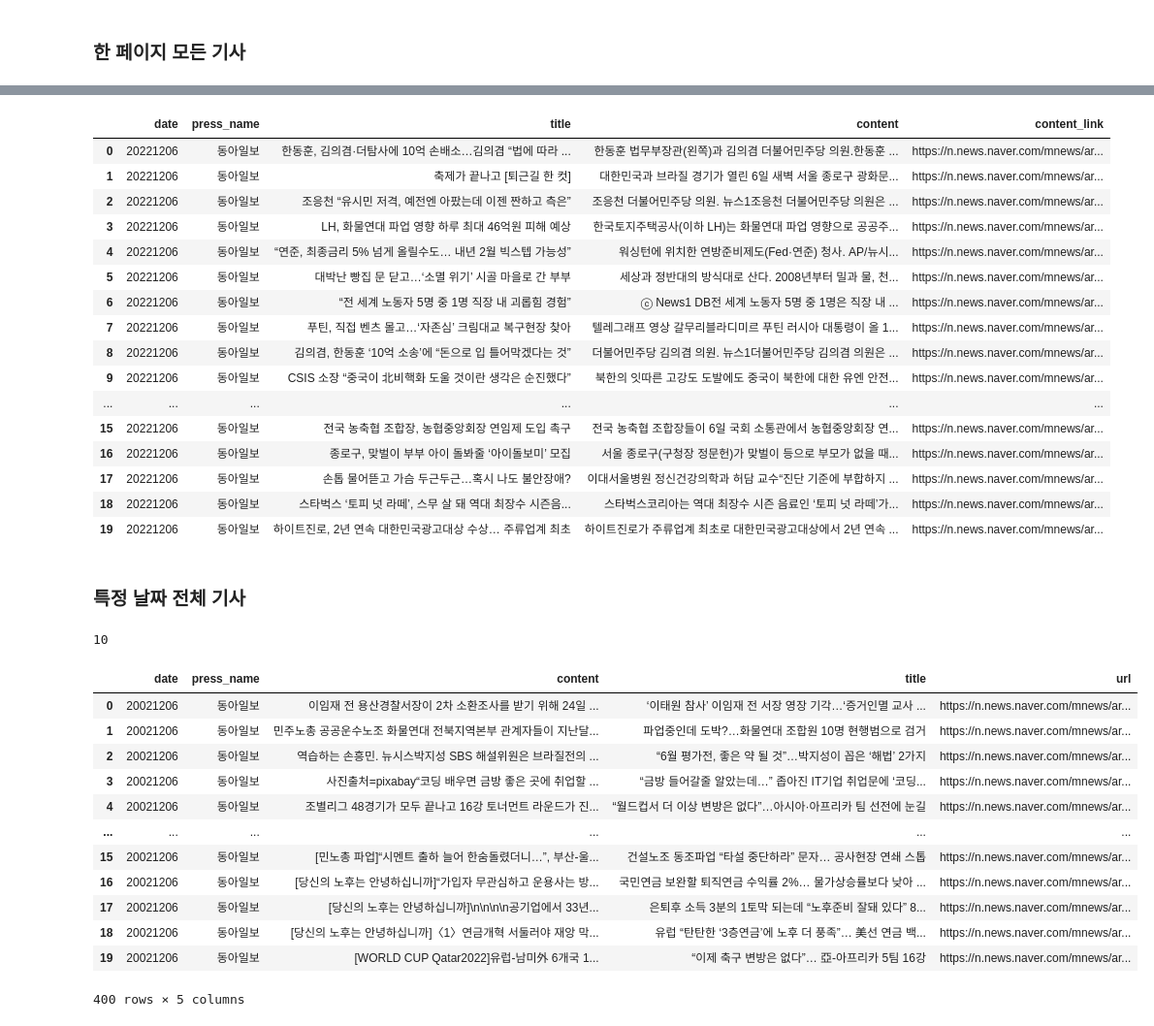
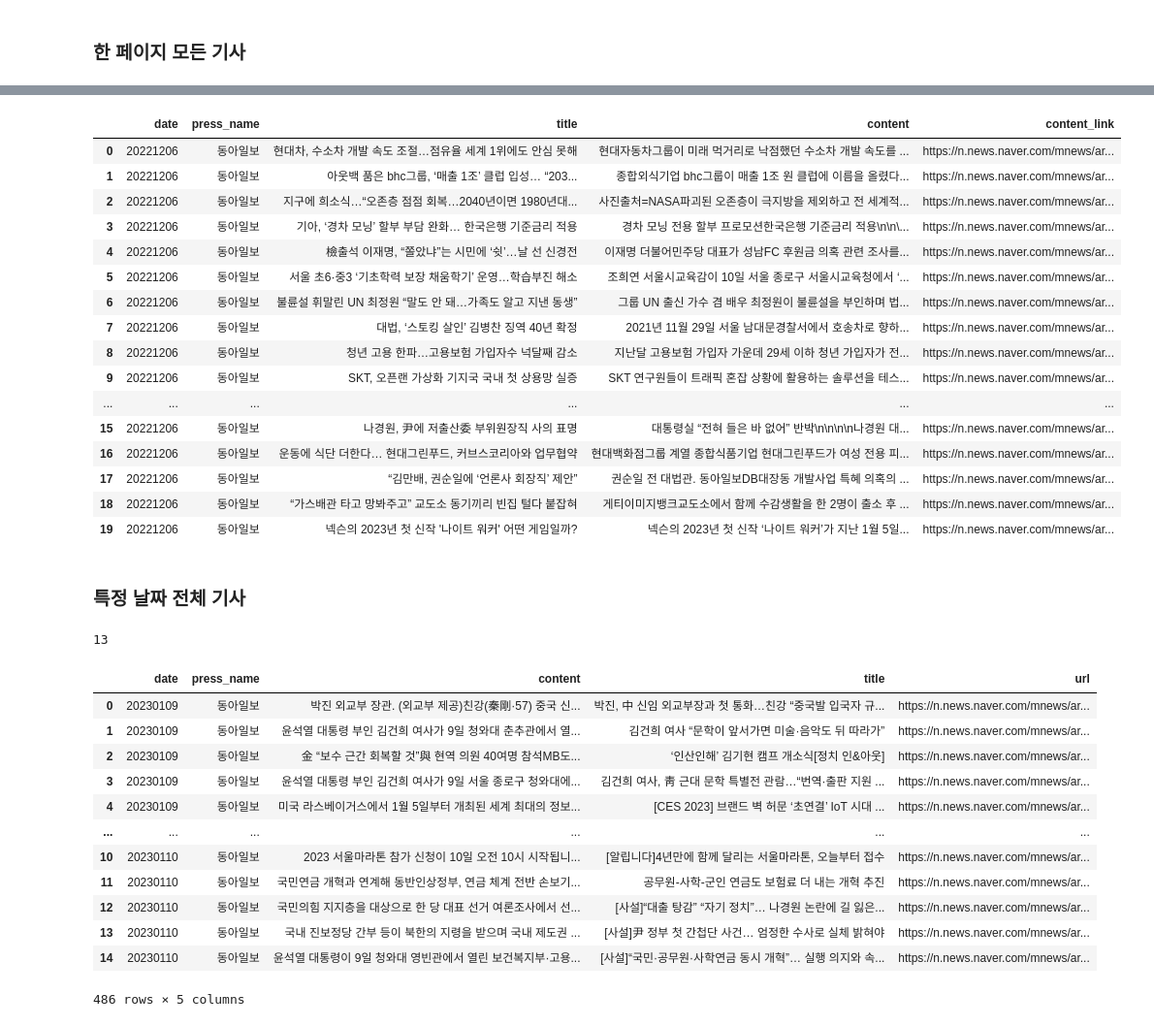
Before and after one commit to jikukjs/data_crawling, a Jupyter notebook: static_crawl.ipynb, the cells around one changed output, grey strips where cells are left out. Shown at 97% size. Cells and saved outputs as stored; diff of their text form; code cells hidden in the pictures.

```diff
--- a/static_crawl.ipynb
+++ b/static_crawl.ipynb
@@ -51,14 +51,13 @@ print(f"{title} : {url}")
 # %% [markdown]
 ### 기사 본문
 # %%
-respone = requests.get('https://n.news.naver.com/mnews/article/020/0003466283',
+respone = requests.get('https://n.news.naver.com/mnews/article/020/0003473040',
     headers={
         'User-Agent': 'Mozilla 5.0'
     }
 )
 bs = BeautifulSoup(respone.text,"lxml")
-bs
-
+#bs
 #content = bs.select("#dic_area")[0].text.strip()
 #content
 # %% [output]
@@ -151,7 +150,15 @@ for url in tqdm(urls) :
         }
     )
     bs = BeautifulSoup(respone.text,"lxml")
-    content = bs.select("#dic_area")[0].text.strip()
+    if bs.select('#dic_area'):
+        content = bs.select("#dic_area")[0].text.strip()
+
+    if bs.select('#contents'):
+        content = bs.select('#contents')[0].text.strip()
+
+    if bs.select('.content'):
+        content =  bs.select('.content')[0].text.strip()
+
     contents.append(content)
 # %%
 def bs_from_url(url) :
@@ -163,7 +170,7 @@ def bs_from_url(url) :
     bs = BeautifulSoup(respone.text,"lxml")
     return bs
 # %%
-contents = [bs_from_url(url).select("#dic_area")[0].text.strip() for url in urls]
+# contents = [bs_from_url(url).select("#dic_area")[0].text.strip() for url in urls]
 # %%
 pd.DataFrame({
     'date' : '20221206',
@@ -174,22 +181,22 @@ pd.DataFrame({
 })
 # %% [output]
 |  | date | press_name | title | content | content_link |
-| 0 | 20221206 | 동아일보 | 한동훈, 김의겸·더탐사에 10억 손배소…김의겸 “법에 따라 ... | 한동훈 법무부장관(왼쪽)과 김의겸 더불어민주당 의원.한동훈 ... | https://n.news.naver.com/mnews/ar... |
-| 1 | 20221206 | 동아일보 | 축제가 끝나고 [퇴근길 한 컷] | 대한민국과 브라질 경기가 열린 6일 새벽 서울 종로구 광화문... | https://n.news.naver.com/mnews/ar... |
-| 2 | 20221206 | 동아일보 | 조응천 “유시민 저격, 예전엔 아팠는데 이젠 짠하고 측은” | 조응천 더불어민주당 의원. 뉴스1조응천 더불어민주당 의원은 ... | https://n.news.naver.com/mnews/ar... |
-| 3 | 20221206 | 동아일보 | LH, 화물연대 파업 영향 하루 최대 46억원 피해 예상 | 한국토지주택공사(이하 LH)는 화물연대 파업 영향으로 공공주... | https://n.news.naver.com/mnews/ar... |
-| 4 | 20221206 | 동아일보 | “연준, 최종금리 5% 넘게 올릴수도… 내년 2월 빅스텝 가능성” | 워싱턴에 위치한 연방준비제도(Fed·연준) 청사. AP/뉴시... | https://n.news.naver.com/mnews/ar... |
-| 5 | 20221206 | 동아일보 | 대박난 빵집 문 닫고…‘소멸 위기’ 시골 마을로 간 부부 | 세상과 정반대의 방식대로 산다. 2008년부터 밀과 물, 천... | https://n.news.naver.com/mnews/ar... |
-| 6 | 20221206 | 동아일보 | “전 세계 노동자 5명 중 1명 직장 내 괴롭힘 경험” | ⓒ News1 DB전 세계 노동자 5명 중 1명은 직장 내 ... | https://n.news.naver.com/mnews/ar... |
-| 7 | 20221206 | 동아일보 | 푸틴, 직접 벤츠 몰고…‘자존심’ 크림대교 복구현장 찾아 | 텔레그래프 영상 갈무리블라디미르 푸틴 러시아 대통령이 올 1... | https://n.news.naver.com/mnews/ar... |
-| 8 | 20221206 | 동아일보 | 김의겸, 한동훈 ‘10억 소송’에 “돈으로 입 틀어막겠다는 것” | 더불어민주당 김의겸 의원. 뉴스1더불어민주당 김의겸 의원은 ... | https://n.news.naver.com/mnews/ar... |
-| 9 | 20221206 | 동아일보 | CSIS 소장 “중국이 北비핵화 도울 것이란 생각은 순진했다” | 북한의 잇따른 고강도 도발에도 중국이 북한에 대한 유엔 안전... | https://n.news.naver.com/mnews/ar... |
+| 0 | 20221206 | 동아일보 | 현대차, 수소차 개발 속도 조절…점유율 세계 1위에도 안심 못해 | 현대자동차그룹이 미래 먹거리로 낙점했던 수소차 개발 속도를 ... | https://n.news.naver.com/mnews/ar... |
+| 1 | 20221206 | 동아일보 | 아웃백 품은 bhc그룹, ‘매출 1조’ 클럽 입성… “203... | 종합외식기업 bhc그룹이 매출 1조 원 클럽에 이름을 올렸다... | https://n.news.naver.com/mnews/ar... |
+| 2 | 20221206 | 동아일보 | 지구에 희소식…“오존층 점점 회복…2040년이면 1980년대... | 사진출처=NASA파괴된 오존층이 극지방을 제외하고 전 세계적... | https://n.news.naver.com/mnews/ar... |
+| 3 | 20221206 | 동아일보 | 기아, ‘경차 모닝’ 할부 부담 완화… 한국은행 기준금리 적용 | 경차 모닝 전용 할부 프로모션한국은행 기준금리 적용\n\n\... | https://n.news.naver.com/mnews/ar... |
+| 4 | 20221206 | 동아일보 | 檢출석 이재명, “쫄았냐”는 시민에 ‘쉿’…날 선 신경전 | 이재명 더불어민주당 대표가 성남FC 후원금 의혹 관련 조사를... | https://n.news.naver.com/mnews/ar... |
+| 5 | 20221206 | 동아일보 | 서울 초6·중3 ‘기초학력 보장 채움학기’ 운영…학습부진 해소 | 조희연 서울시교육감이 10일 서울 종로구 서울시교육청에서 ‘... | https://n.news.naver.com/mnews/ar... |
+| 6 | 20221206 | 동아일보 | 불륜설 휘말린 UN 최정원 “말도 안 돼…가족도 알고 지낸 동생” | 그룹 UN 출신 가수 겸 배우 최정원이 불륜설을 부인하며 법... | https://n.news.naver.com/mnews/ar... |
+| 7 | 20221206 | 동아일보 | 대법, ‘스토킹 살인’ 김병찬 징역 40년 확정 | 2021년 11월 29일 서울 남대문경찰서에서 호송차로 향하... | https://n.news.naver.com/mnews/ar... |
+| 8 | 20221206 | 동아일보 | 청년 고용 한파…고용보험 가입자수 넉달째 감소 | 지난달 고용보험 가입자 가운데 29세 이하 청년 가입자가 전... | https://n.news.naver.com/mnews/ar... |
+| 9 | 20221206 | 동아일보 | SKT, 오픈랜 가상화 기지국 국내 첫 상용망 실증 | SKT 연구원들이 트래픽 혼잡 상황에 활용하는 솔루션을 테스... | https://n.news.naver.com/mnews/ar... |
 | ... | ... | ... | ... | ... | ... |
-| 15 | 20221206 | 동아일보 | 전국 농축협 조합장, 농협중앙회장 연임제 도입 촉구 | 전국 농축협 조합장들이 6일 국회 소통관에서 농협중앙회장 연... | https://n.news.naver.com/mnews/ar... |
-| 16 | 20221206 | 동아일보 | 종로구, 맞벌이 부부 아이 돌봐줄 ‘아이돌보미’ 모집 | 서울 종로구(구청장 정문헌)가 맞벌이 등으로 부모가 없을 때... | https://n.news.naver.com/mnews/ar... |
-| 17 | 20221206 | 동아일보 | 손톱 물어뜯고 가슴 두근두근…혹시 나도 불안장애? | 이대서울병원 정신건강의학과 허담 교수“진단 기준에 부합하지 ... | https://n.news.naver.com/mnews/ar... |
-| 18 | 20221206 | 동아일보 | 스타벅스 ‘토피 넛 라떼’, 스무 살 돼 역대 최장수 시즌음... | 스타벅스코리아는 역대 최장수 시즌 음료인 ‘토피 넛 라떼’가... | https://n.news.naver.com/mnews/ar... |
-| 19 | 20221206 | 동아일보 | 하이트진로, 2년 연속 대한민국광고대상 수상… 주류업계 최초 | 하이트진로가 주류업계 최초로 대한민국광고대상에서 2년 연속 ... | https://n.news.naver.com/mnews/ar... |
+| 15 | 20221206 | 동아일보 | 나경원, 尹에 저출산委 부위원장직 사의 표명 | 대통령실 “전혀 들은 바 없어” 반박\n\n\n\n나경원 대... | https://n.news.naver.com/mnews/ar... |
+| 16 | 20221206 | 동아일보 | 운동에 식단 더한다… 현대그린푸드, 커브스코리아와 업무협약 | 현대백화점그룹 계열 종합식품기업 현대그린푸드가 여성 전용 피... | https://n.news.naver.com/mnews/ar... |
+| 17 | 20221206 | 동아일보 | “김만배, 권순일에 ‘언론사 회장직’ 제안” | 권순일 전 대법관. 동아일보DB대장동 개발사업 특혜 의혹의 ... | https://n.news.naver.com/mnews/ar... |
+| 18 | 20221206 | 동아일보 | “가스배관 타고 망봐주고” 교도소 동기끼리 빈집 털다 붙잡혀 | 게티이미지뱅크교도소에서 함께 수감생활을 한 2명이 출소 후 ... | https://n.news.naver.com/mnews/ar... |
+| 19 | 20221206 | 동아일보 | 넥슨의 2023년 첫 신작 '나이트 워커' 어떤 게임일까? | 넥슨의 2023년 첫 신작 ‘나이트 워커’가 지난 1월 5일... | https://n.news.naver.com/mnews/ar... |
 # %% [markdown]
 ### 특정 날짜 전체 기사
 # %%
@@ -198,7 +205,7 @@ bs = bs_from_url(url)
 last_page_num = int(bs.select('div.paging > strong')[0].text.strip())
 last_page_num
 # %% [output]
-10
+13
 # %%
 def bs_from_url(url) :
     respone = requests.get(url,
@@ -233,36 +240,36 @@ def get_contents_from_url(url):
 # %%
 donga = pd.DataFrame()
 
-for date in tqdm(pd.date_range('20221205','20221206')):
+for date in tqdm(pd.date_range('20230109','20230110')):
     date = date.strftime("%Y%m%d")
     for i in range (1,last_page_num+1):
         url = f"https://news.naver.com/main/list.naver?mode=LPOD&mid=sec&oid=020&date={date}&page={i}"
         bs = bs_from_url(url)
         urls_and_titles = bs.select(".list_body.newsflash_body > ul dt > a")
         titles, urls = whole_url_title(urls_and_titles)
         contents = [get_contents_from_url(url) for url in urls]
 
         temp = pd.DataFrame({
-            'date' : '20021206',
+            'date' : date,
             'press_name' : '동아일보',
             'content' : contents,
             'title' : titles,
             'url' : urls
         })
         donga = donga.append(temp)
 
 donga
 # %% [output]
 |  | date | press_name | content | title | url |
-| 0 | 20021206 | 동아일보 | 이임재 전 용산경찰서장이 2차 소환조사를 받기 위해 24일 ... | ‘이태원 참사’ 이임재 전 서장 영장 기각…‘증거인멸 교사 ... | https://n.news.naver.com/mnews/ar... |
-| 1 | 20021206 | 동아일보 | 민주노총 공공운수노조 화물연대 전북지역본부 관계자들이 지난달... | 파업중인데 도박?…화물연대 조합원 10명 현행범으로 검거 | https://n.news.naver.com/mnews/ar... |
-| 2 | 20021206 | 동아일보 | 역습하는 손흥민. 뉴시스박지성 SBS 해설위원은 브라질전의 ... | “6월 평가전, 좋은 약 될 것”…박지성이 꼽은 ‘해법’ 2가지 | https://n.news.naver.com/mnews/ar... |
-| 3 | 20021206 | 동아일보 | 사진출처=pixabay“코딩 배우면 금방 좋은 곳에 취업할 ... | “금방 들어갈줄 알았는데…” 좁아진 IT기업 취업문에 ‘코딩... | https://n.news.naver.com/mnews/ar... |
-| 4 | 20021206 | 동아일보 | 조별리그 48경기가 모두 끝나고 16강 토너먼트 라운드가 진... | “월드컵서 더 이상 변방은 없다”…아시아·아프리카 팀 선전에 눈길 | https://n.news.naver.com/mnews/ar... |
+| 0 | 20230109 | 동아일보 | 박진 외교부 장관. (외교부 제공)친강(秦剛·57) 중국 신... | 박진, 中 신임 외교부장과 첫 통화…친강 “중국발 입국자 규... | https://n.news.naver.com/mnews/ar... |
+| 1 | 20230109 | 동아일보 | 윤석열 대통령 부인 김건희 여사가 9일 청와대 춘추관에서 열... | 김건희 여사 “문학이 앞서가면 미술·음악도 뒤 따라가” | https://n.news.naver.com/mnews/ar... |
+| 2 | 20230109 | 동아일보 | 金 “보수 근간 회복할 것”與 현역 의원 40여명 참석MB도... | ‘인산인해’ 김기현 캠프 개소식[정치 인&아웃] | https://n.news.naver.com/mnews/ar... |
+| 3 | 20230109 | 동아일보 | 윤석열 대통령 부인 김건희 여사가 9일 서울 종로구 청와대에... | 김건희 여사, 靑 근대 문학 특별전 관람…“번역·출판 지원 ... | https://n.news.naver.com/mnews/ar... |
+| 4 | 20230109 | 동아일보 | 미국 라스베이거스에서 1월 5일부터 개최된 세계 최대의 정보... | [CES 2023] 브랜드 벽 허문 ‘초연결’ IoT 시대 ... | https://n.news.naver.com/mnews/ar... |
 | ... | ... | ... | ... | ... | ... |
-| 15 | 20021206 | 동아일보 | [민노총 파업]“시멘트 출하 늘어 한숨돌렸더니…”, 부산-울... | 건설노조 동조파업 “타설 중단하라” 문자… 공사현장 연쇄 스톱 | https://n.news.naver.com/mnews/ar... |
-| 16 | 20021206 | 동아일보 | [당신의 노후는 안녕하십니까]“가입자 무관심하고 운용사는 방... | 국민연금 보완할 퇴직연금 수익률 2%… 물가상승률보다 낮아 ... | https://n.news.naver.com/mnews/ar... |
-| 17 | 20021206 | 동아일보 | [당신의 노후는 안녕하십니까]\n\n\n\n공기업에서 33년... | 은퇴후 소득 3분의 1토막 되는데 “노후준비 잘돼 있다” 8... | https://n.news.naver.com/mnews/ar... |
-| 18 | 20021206 | 동아일보 | [당신의 노후는 안녕하십니까]〈1〉연금개혁 서둘러야 재앙 막... | 유럽 “탄탄한 ‘3층연금’에 노후 더 풍족”… 美선 연금 백... | https://n.news.naver.com/mnews/ar... |
-| 19 | 20021206 | 동아일보 | [WORLD CUP Qatar2022]유럽-남미外 6개국 1... | “이제 축구 변방은 없다”… 亞-아프리카 5팀 16강 | https://n.news.naver.com/mnews/ar... |
+| 10 | 20230110 | 동아일보 | 2023 서울마라톤 참가 신청이 10일 오전 10시 시작됩니... | [알립니다]4년만에 함께 달리는 서울마라톤, 오늘부터 접수 | https://n.news.naver.com/mnews/ar... |
+| 11 | 20230110 | 동아일보 | 국민연금 개혁과 연계해 동반인상정부, 연금 체계 전반 손보기... | 공무원-사학-군인 연금도 보험료 더 내는 개혁 추진 | https://n.news.naver.com/mnews/ar... |
+| 12 | 20230110 | 동아일보 | 국민의힘 지지층을 대상으로 한 당 대표 선거 여론조사에서 선... | [사설]“대출 탕감” “자기 정치”… 나경원 논란에 길 잃은... | https://n.news.naver.com/mnews/ar... |
+| 13 | 20230110 | 동아일보 | 국내 진보정당 간부 등이 북한의 지령을 받으며 국내 제도권 ... | [사설]尹 정부 첫 간첩단 사건… 엄정한 수사로 실체 밝혀야 | https://n.news.naver.com/mnews/ar... |
+| 14 | 20230110 | 동아일보 | 윤석열 대통령이 9일 청와대 영빈관에서 열린 보건복지부·고용... | [사설]“국민·공무원·사학연금 동시 개혁”… 실행 의지와 속... | https://n.news.naver.com/mnews/ar... |
-400 rows × 5 columns
+486 rows × 5 columns
```
Also changed, not shown: parts of 6 cells of this notebook.
